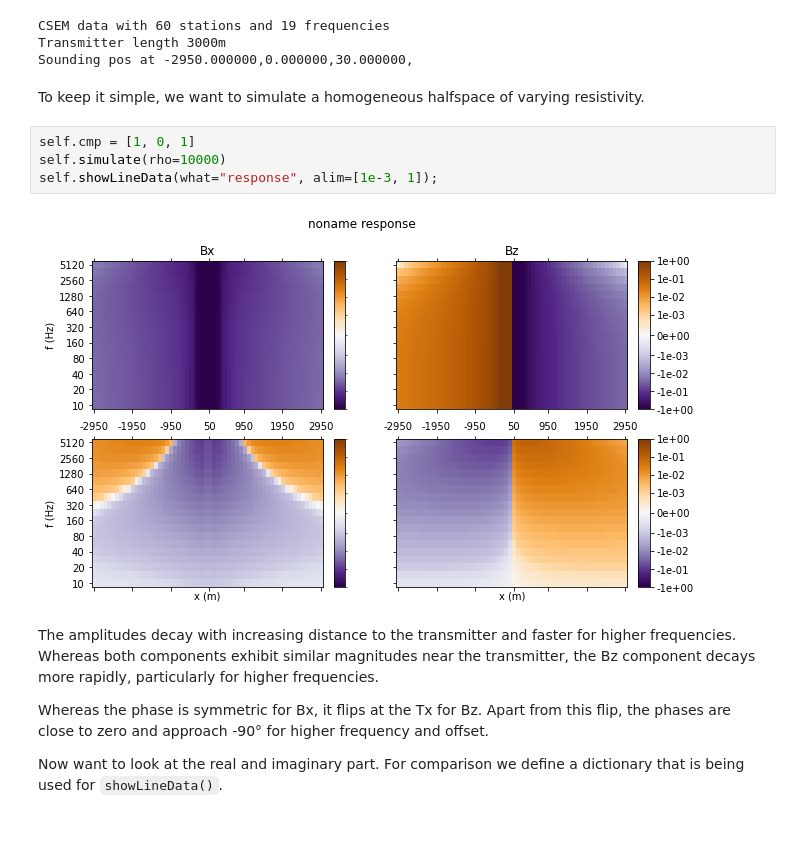
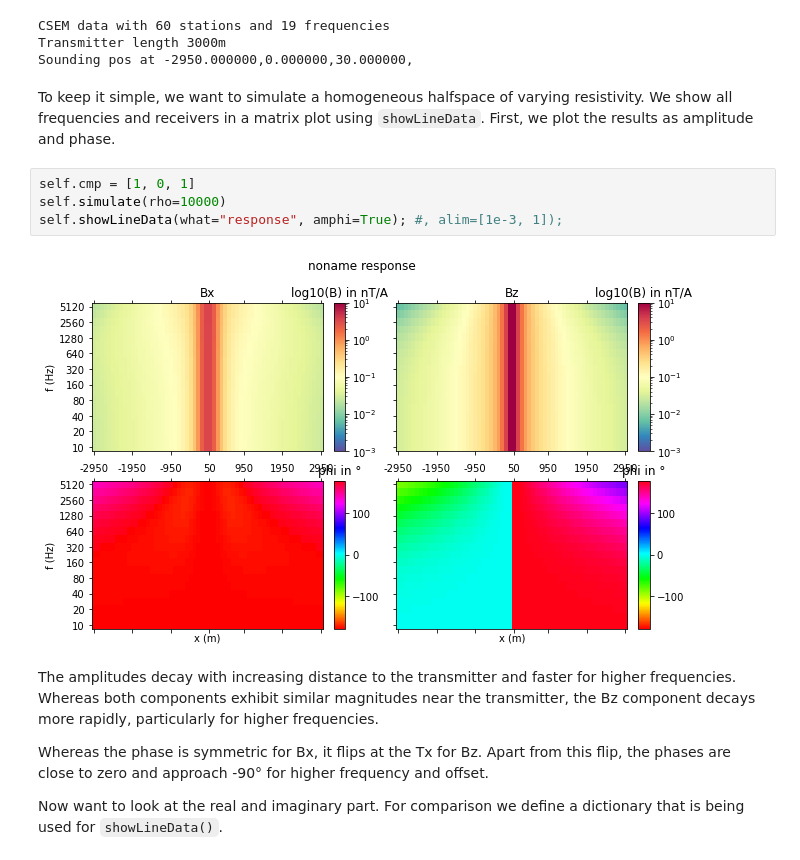
Before and after one commit to LIAG-S2/SAEM, a Jupyter notebook: examples/SAEM-Fields.ipynb, the cells around one changed output. Drawn from its saved outputs; the diff is of its cells as text; blank space fills up the shorter version.

```diff
--- a/examples/SAEM-Fields.ipynb
+++ b/examples/SAEM-Fields.ipynb
@@ -24,13 +24,13 @@ CSEM data with 60 stations and 19 frequencies
 Transmitter length 3000m
 Sounding pos at -2950.000000,0.000000,30.000000,
 # %% [markdown]
-To keep it simple, we want to simulate a homogeneous halfspace of varying resistivity.
+To keep it simple, we want to simulate a homogeneous halfspace of varying resistivity. We show all frequencies and receivers in a matrix plot using `showLineData`. First, we plot the results as amplitude and phase.
 # %%
 self.cmp = [1, 0, 1]
 self.simulate(rho=10000)
-self.showLineData(what="response", alim=[1e-3, 1]);
+self.showLineData(what="response", amphi=True); #, alim=[1e-3, 1]);
 # %% [output]
-[figure, old version]
+[figure, new version]
 # %% [markdown]
 The amplitudes decay with increasing distance to the transmitter and faster for higher frequencies. Whereas both components exhibit similar magnitudes near the transmitter, the Bz component decays more rapidly, particularly for higher frequencies.
 
```
Also changed, not shown: 3 other files.
